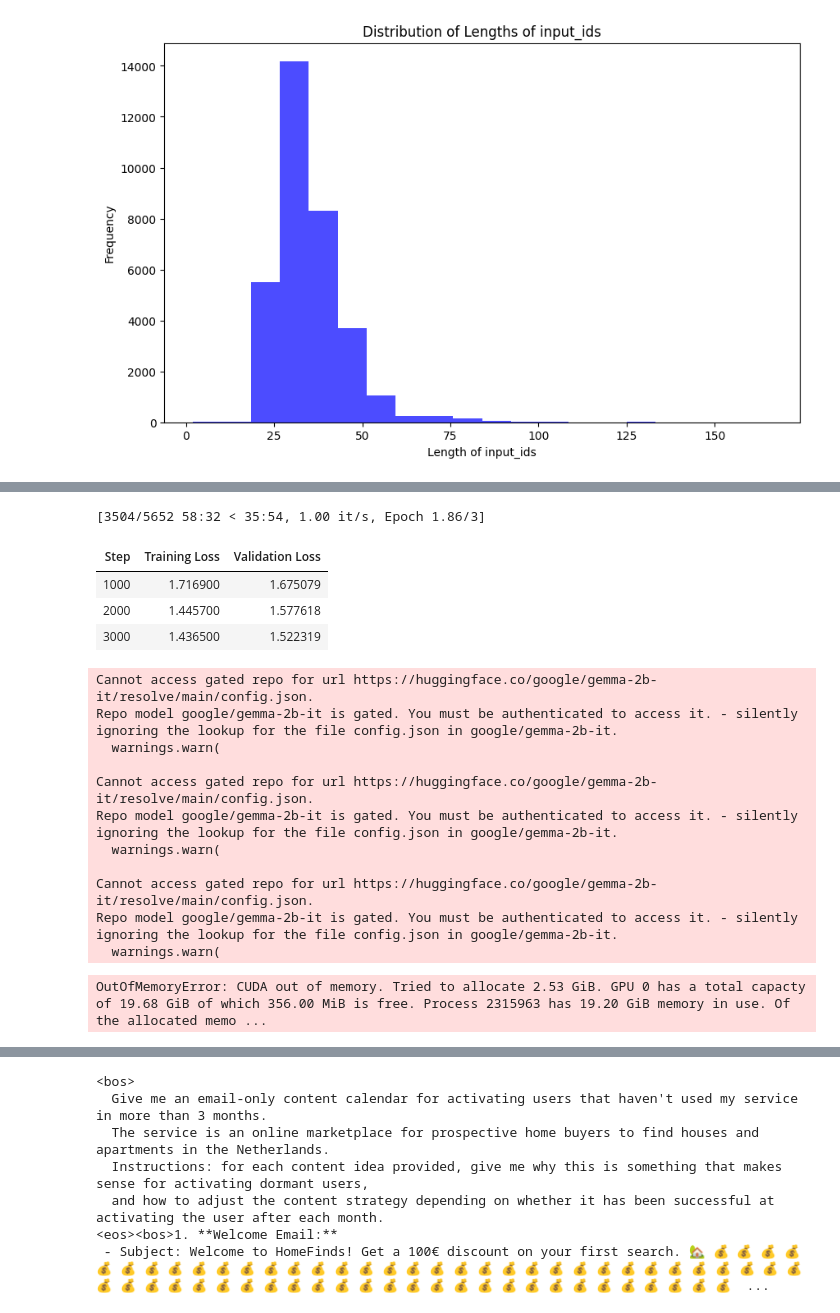
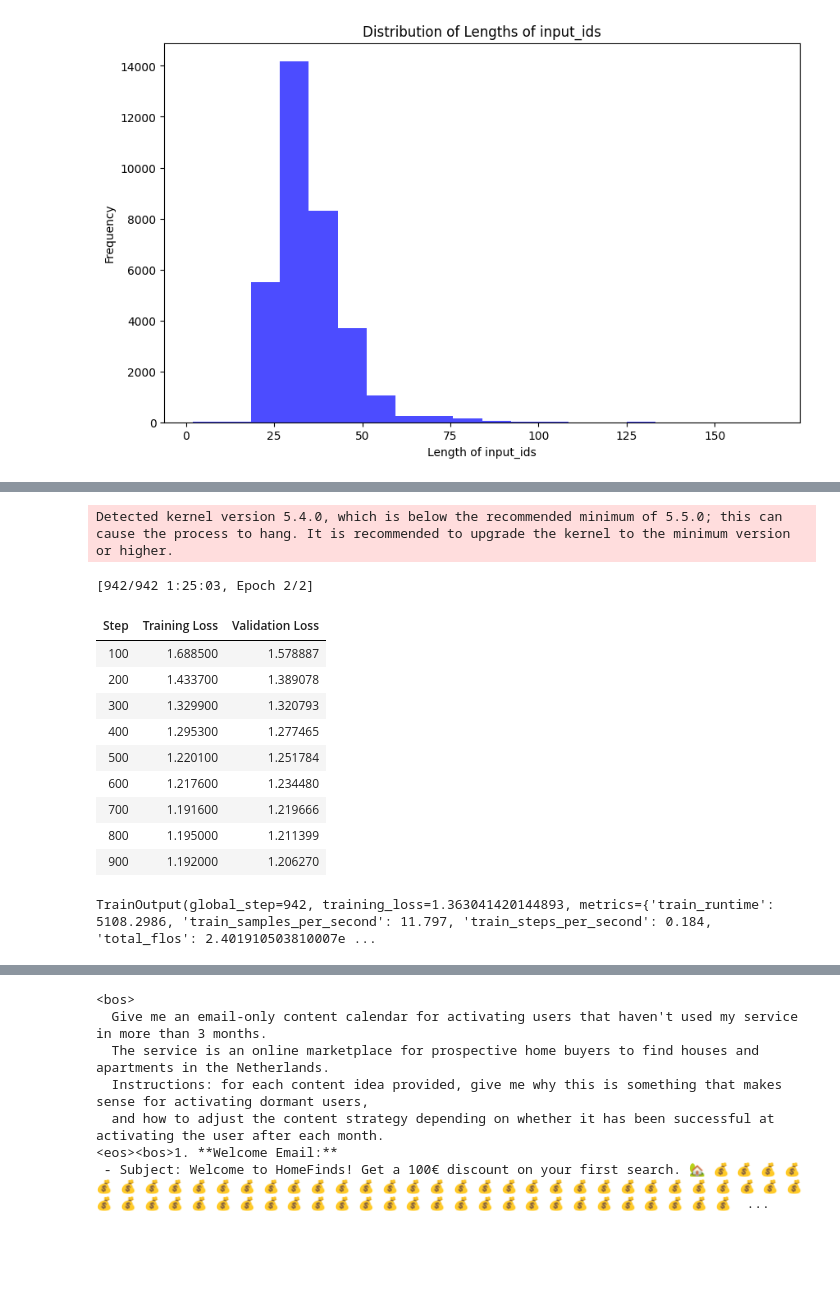
Before and after one commit to azamatomu/finetune-llm-emails, a Jupyter notebook: fine_tune_llm.ipynb, the cells around one changed output, grey strips where cells are left out. Drawn from its saved outputs; the diff is of its cells as text; code cells hidden in the pictures; blank space fills up the shorter version.

Commit message:
fine tune mistral

```diff
--- a/fine_tune_llm.ipynb
+++ b/fine_tune_llm.ipynb
@@ -40,7 +66,6 @@ import accelerate
 import torch
 from transformers import AutoTokenizer, AutoModelForCausalLM, BitsAndBytesConfig
 
-access_token = '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'
 
 bnb_config = BitsAndBytesConfig(
     load_in_4bit=True,
@@ -50,14 +75,16 @@ bnb_config = BitsAndBytesConfig(
     # bnb_4bit_compute_dtype=torch.float16
 )
 
-model = AutoModelForCausalLM.from_pretrained("google/gemma-2b-it", device_map="auto",
+hf_modelname = "mistralai/Mistral-7B-Instruct-v0.2"
+
+model = AutoModelForCausalLM.from_pretrained(hf_modelname, device_map="auto",
                                              quantization_config=bnb_config,
                                             #  torch_dtype=torch.float16, load_in_8bit=True,
                                              token=access_token)
 # tokenizer = AutoTokenizer.from_pretrai\ned("microsoft/phi-2")#, trust_remote_code=True)
 
 tokenizer = AutoTokenizer.from_pretrained(
-    "google/gemma-2b-it",
+    hf_modelname,
     padding_side="left",
     add_eos_token=True,
     add_bos_token=True,
@@ -235,14 +268,14 @@ f'trainable params: {100 * count_trainable_parameters(model) / model.num_paramet
 # %%
-from accelerate import FullyShardedDataParallelPlugin, Accelerator
-from torch.distributed.fsdp.fully_sharded_data_parallel import FullOptimStateDictConfig, FullStateDictConfig
+# from accelerate import FullyShardedDataParallelPlugin, Accelerator
+# from torch.distributed.fsdp.fully_sharded_data_parallel import FullOptimStateDictConfig, FullStateDictConfig
 
-fsdp_plugin = FullyShardedDataParallelPlugin(
-    state_dict_config=FullStateDictConfig(offload_to_cpu=True, rank0_only=False),
-    optim_state_dict_config=FullOptimStateDictConfig(offload_to_cpu=True, rank0_only=False),
-)
+# fsdp_plugin = FullyShardedDataParallelPlugin(
+#     state_dict_config=FullStateDictConfig(offload_to_cpu=True, rank0_only=False),
+#     optim_state_dict_config=FullOptimStateDictConfig(offload_to_cpu=True, rank0_only=False),
+# )
 
-accelerator = Accelerator(fsdp_plugin=fsdp_plugin)
-model = accelerator.prepare_model(model)
+# accelerator = Accelerator(fsdp_plugin=fsdp_plugin)
+# model = accelerator.prepare_model(model)
 # %%
 if torch.cuda.device_count() > 1: # If more than 1 GPU
     model.is_parallelizable = True
@@ -253,62 +286,58 @@ import transformers
 from datetime import datetime
 
 project = "emails"
-base_model_name = "gemma-2-it"
+base_model_name = "mistral-7b-it"
 run_name = base_model_name + "-" + project
 output_dir = "./" + run_name
 
 trainer = transformers.Trainer(
     model=model,
     train_dataset=tokenized_train_dataset,
     eval_dataset=tokenized_val_dataset,
     args=transformers.TrainingArguments(
         output_dir=output_dir,
         warmup_steps=1,
         # per_device_train_batch_size=2,
         gradient_accumulation_steps=1,
         gradient_checkpointing=True,
         # max_steps=500,
-        num_train_epochs=3,
-        learning_rate=2.5e-5, # Want a small lr for finetuning
+        num_train_epochs=2,
+        learning_rate=1e-5, # Want a small lr for finetuning
         bf16=True,
         # fp16=True,
         optim="paged_adamw_8bit",
-        per_device_train_batch_size=16,
-        per_device_eval_batch_size=16,
+        per_device_train_batch_size=64,
+        per_device_eval_batch_size=64,
         # optim="paged_adamw_32bit",
         logging_steps=25,              # When to start reporting loss
         logging_dir="./logs",        # Directory for storing logs
         save_strategy="steps",       # Save the model checkpoint every logging step
-        save_steps=1000,                # Save checkpoints every 50 steps
+        save_steps=100,                # Save checkpoints every 50 steps
         evaluation_strategy="steps", # Evaluate the model every logging step
-        eval_steps=1000,               # Evaluate and save checkpoints every 50 steps
+        eval_steps=100,               # Evaluate and save checkpoints every 50 steps
         do_eval=True,                # Perform evaluation at the end of training
         # report_to="wandb",           # Comment this out if you don't want to use weights & baises
         # run_name=f"{run_name}-{datetime.now().strftime('%Y-%m-%d-%H-%M')}"          # Name of the W&B run (optional)
     ),
     data_collator=transformers.DataCollatorForLanguageModeling(tokenizer, mlm=False),
 )
 
 model.config.use_cache = False  # silence the warnings. Please re-enable for inference!
 trainer.train()
 # %% [output]
-[3504/5652 58:32 < 35:54, 1.00 it/s, Epoch 1.86/3]
+Detected kernel version 5.4.0, which is below the recommended minimum of 5.5.0; this can cause the process to hang. It is recommended to upgrade the kernel to the minimum version or higher.
+[942/942 1:25:03, Epoch 2/2]
 | Step | Training Loss | Validation Loss |
-| 1000 | 1.716900 | 1.675079 |
-| 2000 | 1.445700 | 1.577618 |
-| 3000 | 1.436500 | 1.522319 |
+| 100 | 1.688500 | 1.578887 |
+| 200 | 1.433700 | 1.389078 |
+| 300 | 1.329900 | 1.320793 |
+| 400 | 1.295300 | 1.277465 |
+| 500 | 1.220100 | 1.251784 |
+| 600 | 1.217600 | 1.234480 |
+| 700 | 1.191600 | 1.219666 |
+| 800 | 1.195000 | 1.211399 |
+| 900 | 1.192000 | 1.206270 |
-Cannot access gated repo for url https://huggingface.co/google/gemma-2b-it/resolve/main/config.json.
-Repo model google/gemma-2b-it is gated. You must be authenticated to access it. - silently ignoring the lookup for the file config.json in google/gemma-2b-it.
-  warnings.warn(
-
-Cannot access gated repo for url https://huggingface.co/google/gemma-2b-it/resolve/main/config.json.
-Repo model google/gemma-2b-it is gated. You must be authenticated to access it. - silently ignoring the lookup for the file config.json in google/gemma-2b-it.
-  warnings.warn(
-
-Cannot access gated repo for url https://huggingface.co/google/gemma-2b-it/resolve/main/config.json.
-Repo model google/gemma-2b-it is gated. You must be authenticated to access it. - silently ignoring the lookup for the file config.json in google/gemma-2b-it.
-  warnings.warn(
-OutOfMemoryError: CUDA out of memory. Tried to allocate 2.53 GiB. GPU 0 has a total capacty of 19.68 GiB of which 356.00 MiB is free. Process 2315963 has 19.20 GiB memory in use. Of the allocated memo ...
+TrainOutput(global_step=942, training_loss=1.363041420144893, metrics={'train_runtime': 5108.2986, 'train_samples_per_second': 11.797, 'train_steps_per_second': 0.184, 'total_flos': 2.401910503810007e ...
 # %%
 !nvidia-smi
 # %% [output]
```
Also changed, not shown: parts of 13 cells of this notebook.
